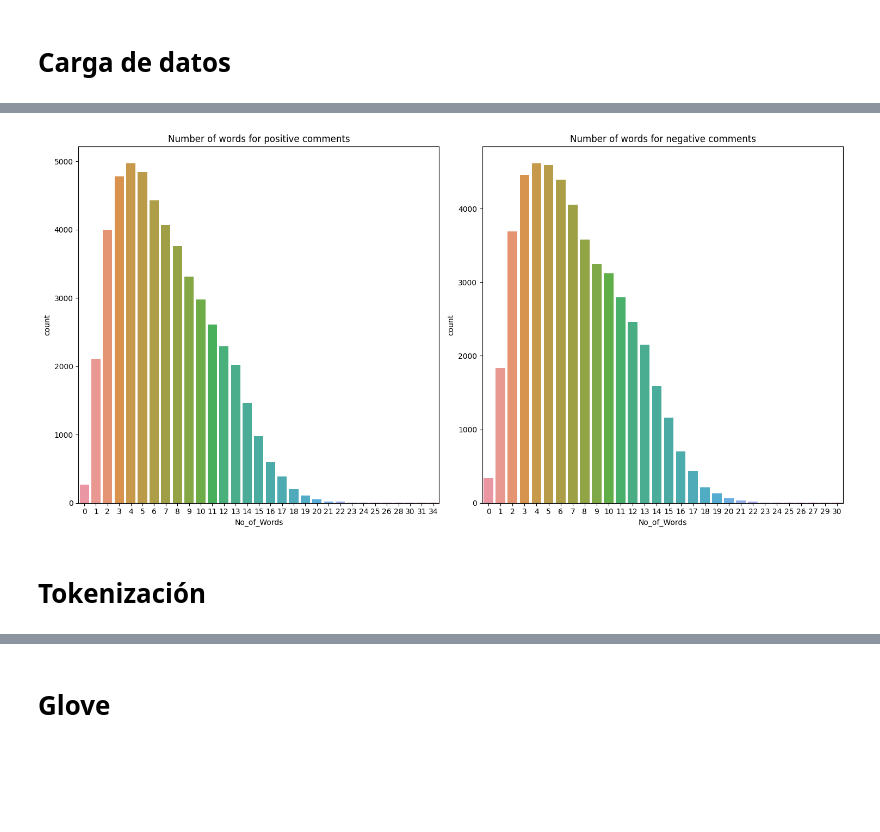
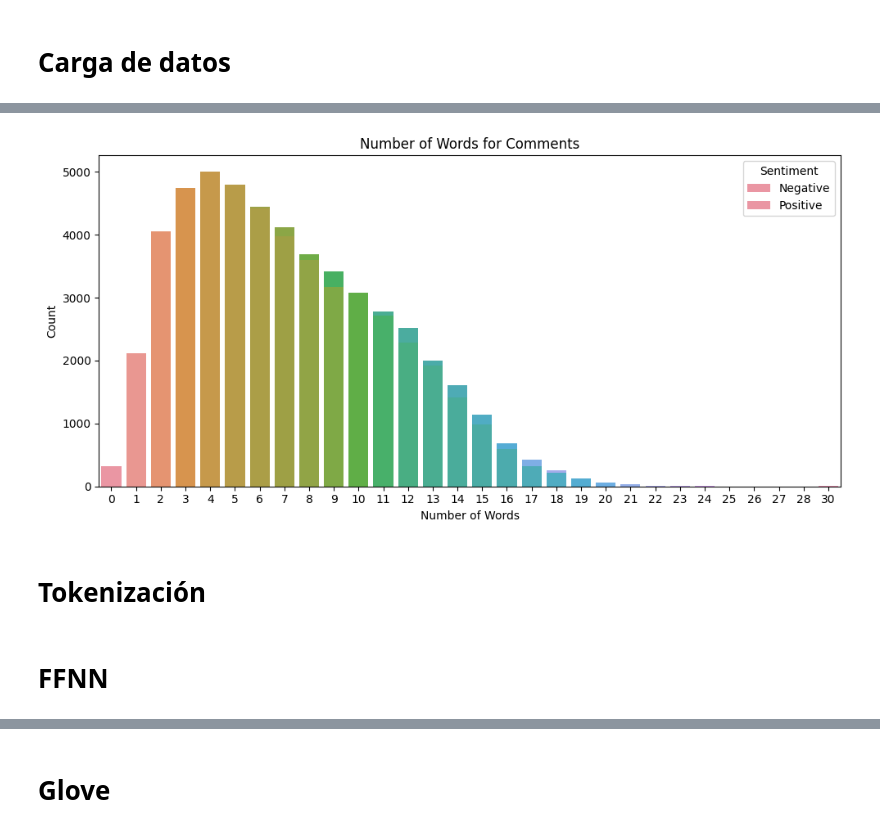
Before and after one commit to LCaravaggio/NLP, a Jupyter notebook: 03_redes/FeedForwardNN_para_Clasificación.ipynb, the cells around one changed output, grey strips where cells are left out. Drawn from its saved outputs; the diff is of its cells as text; code cells hidden in the pictures; blank space fills up the shorter version.

```diff
--- a/03_redes/FeedForwardNN_para_Clasificación.ipynb
+++ b/03_redes/FeedForwardNN_para_Clasificación.ipynb
@@ -122,19 +119,20 @@ data['Text_clean']=tweets_clean
 data['No_of_Words']=[len(text.split()) for text in data['Text_clean']]
 # %%
 train_label[train_label==4]=1  ##Resetting the labels for positive tweets to 1
-# %%
-negatives=data['Sentiment']==0
-positives=data['Sentiment']==1
-fig,ax =plt.subplots(nrows=1,ncols=2,figsize=(15,7.5))
-
-sns.countplot(x=data[positives]['No_of_Words'],label='Positive',ax=ax[0])
-sns.countplot(x=data[negatives]['No_of_Words'],label='Negative',ax=ax[1])
-ax[0].set_title('Number of words for positive comments')
-ax[1].set_title('Number of words for negative comments')
-plt.tight_layout()
-plt.show()
-# %% [output]
-[figure, removed]
+# %%
+fig, ax = plt.subplots(figsize=(10, 5))
+
+sns.countplot(x='No_of_Words', data=data[data['Sentiment'] == 0], ax=ax, label='Negative')
+sns.countplot(x='No_of_Words', data=data[data['Sentiment'] == 1], ax=ax, label='Positive')
+
+ax.set_title('Number of Words for Comments')
+ax.legend(title='Sentiment')
+plt.xlabel('Number of Words')
+plt.ylabel('Count')
+plt.tight_layout()
+plt.show()
+# %% [output]
+[figure, added]
 # %% [markdown]
 # Tokenización
 # %%
@@ -159,6 +157,8 @@ data_inputs=tf.keras.preprocessing.sequence.pad_sequences(data_inputs,value=0,pa
 from sklearn.model_selection import train_test_split
 
 X_train, X_test, y_train, y_test = train_test_split(data_inputs, train_label, test_size=0.5, random_state=42)
+# %% [markdown]
+# FFNN
 # %%
 import tensorflow as tf
 
```
Also changed, not shown: parts of 11 cells of this notebook.
